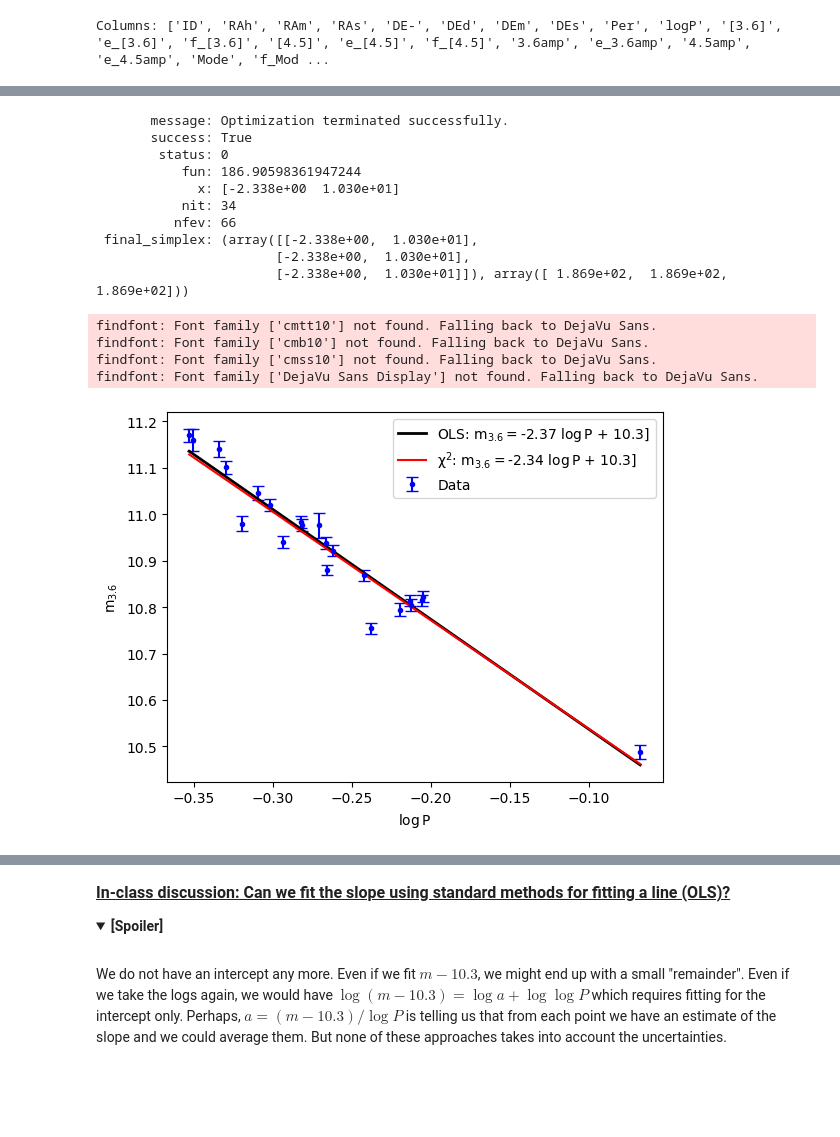
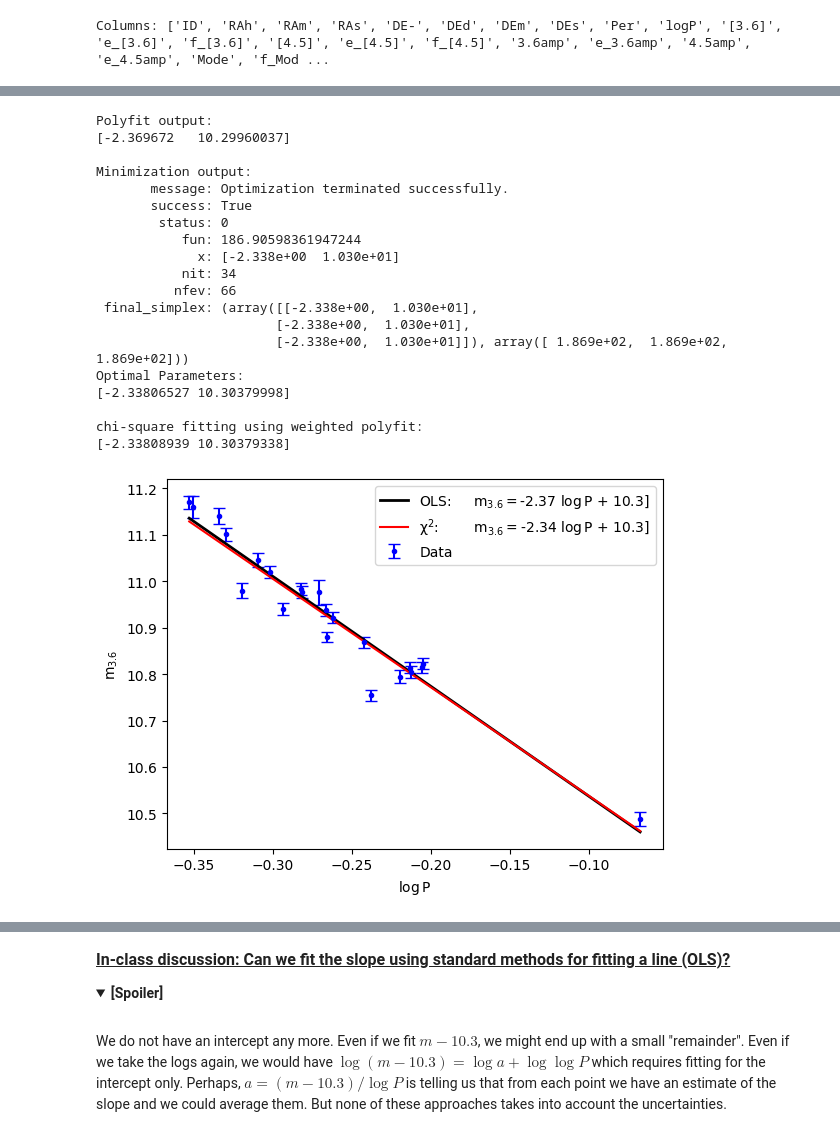
Before and after one commit to astrostatistics-in-crete/2024_summer_school, a Jupyter notebook: 04_MLE/MLE_AnswerKey.ipynb, the cells around one changed output, grey strips where cells are left out. Drawn from its saved outputs; the diff is of its cells as text; code cells hidden in the pictures; folded sections open; blank space fills up the shorter version.

```diff
--- a/04_MLE/MLE_AnswerKey.ipynb
+++ b/04_MLE/MLE_AnswerKey.ipynb
@@ -32,45 +62,66 @@ Columns: ['ID', 'RAh', 'RAm', 'RAs', 'DE-', 'DEd', 'DEm', 'DEs', 'Per', 'logP',
 # %%
 # ordinary least squares fit
+
 ols_params = np.polyfit(logP, m36, deg=1)
+print("Polyfit output:")
+print(ols_params)
+print()
 
-# chi-square fitting
+
+# chi-square fitting using minimization
+
 def chi_square(params):
     a, b = params
     m36_model = a * logP + b
     return np.sum((m36 - m36_model) ** 2.0 / e_m36**2.0)
 
-
 from scipy.optimize import minimize
-print(minimize(chi_square, x0=ols_params, method="Nelder-Mead"))
-
-# weighted ordinary least squares fit: w = 1/sigma here!
-ch2_params = np.polyfit(logP, m36, deg=1, w=1.0/e_m36)
+initial_estimate = ols_params             # use the OLS results as an initial estimate
+min_result = minimize(chi_square, x0=initial_estimate, method="Nelder-Mead")
+print("Minimization output:")
+print(min_result)
+print("Optimal Parameters:")
+print(min_result.x)
 
 
+# chi-square fitting using weighted ordinary least squares fit: w = 1/sigma here!
+
+ch2_params = np.polyfit(logP, m36, deg=1, w=1.0/e_m36)
+print()
+print("chi-square fitting using weighted polyfit:")
+print(ch2_params)
+
+
+# plotting the results
+
 xx = np.linspace(np.min(logP), np.max(logP), 40)
-
 plt.figure()
 plt.errorbar(logP, m36, yerr=e_m36, fmt="b.", capsize=4, label="Data")
-plt.plot(xx, np.polyval(ols_params, xx), "k-", lw=2, label=f"OLS: $m_{{3.6}} = ${ols_params[0]:.3g} $\log P$ + {ols_params[1]:.3g}]")
-plt.plot(xx, np.polyval(ch2_params, xx), "r-", label=f"$\chi^2$: $m_{{3.6}} = ${ch2_params[0]:.3g} $\log P$ + {ch2_params[1]:.3g}]")
+plt.plot(xx, np.polyval(ols_params, xx), "k-", lw=2, label=f"OLS:\t $m_{{3.6}} = ${ols_params[0]:.3g} $\log P$ + {ols_params[1]:.3g}]")
+plt.plot(xx, np.polyval(ch2_params, xx), "r-", label=f"$\chi^2$:\t $m_{{3.6}} = ${ch2_params[0]:.3g} $\log P$ + {ch2_params[1]:.3g}]")
 plt.legend(loc="upper right")
 plt.xlabel(r"$\log P$")
 plt.ylabel(r"$m_{3.6}$")
 plt.show()
 # %% [output]
+Polyfit output:
+[-2.369672   10.29960037]
+
+Minimization output:
        message: Optimization terminated successfully.
        success: True
         status: 0
            fun: 186.90598361947244
              x: [-2.338e+00  1.030e+01]
            nit: 34
           nfev: 66
  final_simplex: (array([[-2.338e+00,  1.030e+01],
                        [-2.338e+00,  1.030e+01],
                        [-2.338e+00,  1.030e+01]]), array([ 1.869e+02,  1.869e+02,  1.869e+02]))
+Optimal Parameters:
+[-2.33806527 10.30379998]
+
+chi-square fitting using weighted polyfit:
+[-2.33808939 10.30379338]
-findfont: Font family ['cmtt10'] not found. Falling back to DejaVu Sans.
-findfont: Font family ['cmb10'] not found. Falling back to DejaVu Sans.
-findfont: Font family ['cmss10'] not found. Falling back to DejaVu Sans.
-findfont: Font family ['DejaVu Sans Display'] not found. Falling back to DejaVu Sans.
-[figure, old version]
+[figure, new version]
 # %% [markdown]
```
Also changed, not shown: parts of 20 cells of this notebook.
